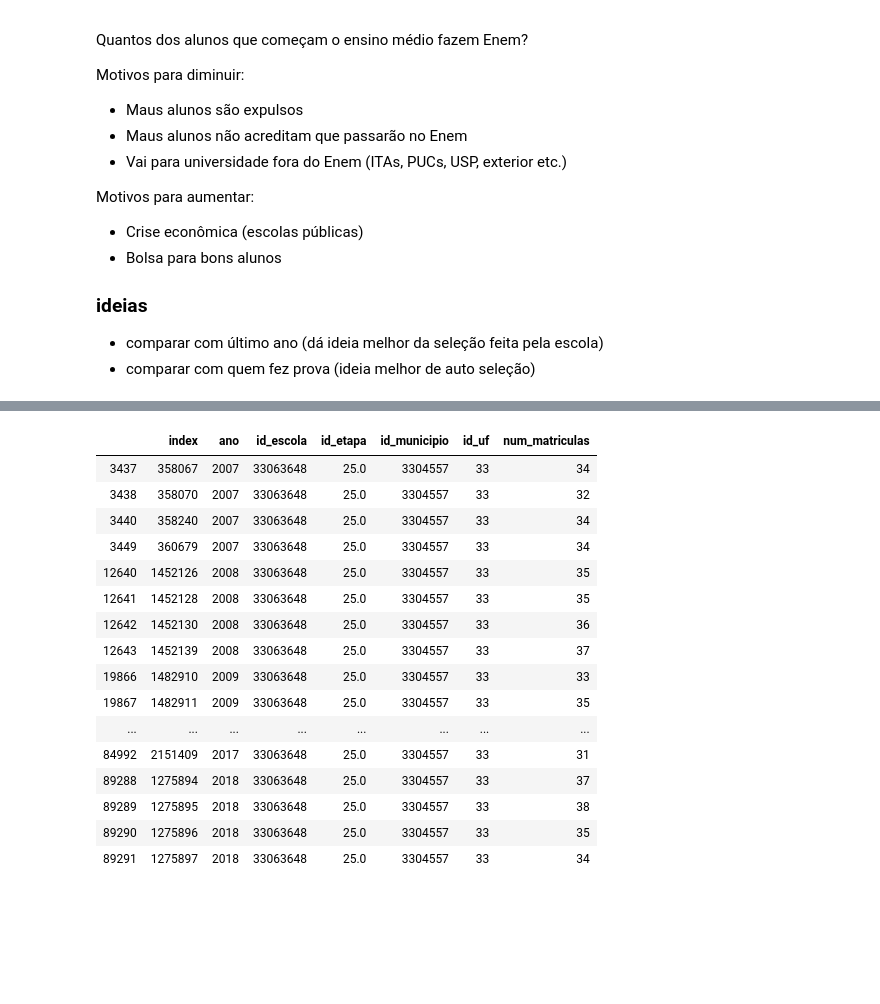
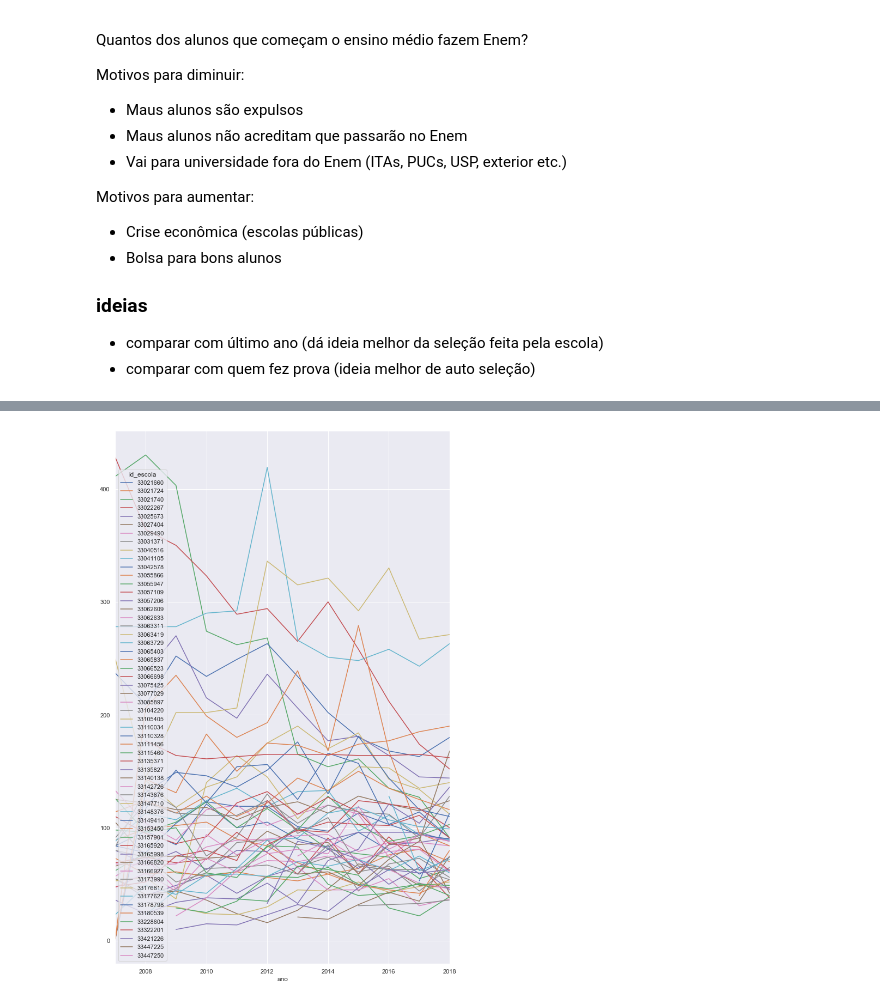
Before and after one commit to pauloneves/educacao, a Jupyter notebook: analisa.ipynb, the cells around one changed output, grey strips where cells are left out. Saved outputs shown, nothing was run; the diff lists cells and outputs as text; code cells hidden in the pictures; blank space fills up the shorter version.

```diff
--- a/analisa.ipynb
+++ b/analisa.ipynb
@@ -11,7 +11,7 @@ get_ipython().run_line_magic('matplotlib', 'notebook')
 #pd.options.display.max_rows = None
 #pd.options.display.max_columns = None
 # %%
-NUM_MELHORES = 60
+NUM_MELHORES = 65
 # %%
 CO_SAO_BENTO = 33062633
 CO_SAO_VICENTE = 33063648
@@ -69,7 +69,8 @@ notas_agg = {col: (col, 'median') for col in notas_cols}
 notas_agg['mediana'] = ('nota_final', 'median')
 notas_agg['num'] = ('nota_final', 'count')
 
-df_melhores = df_enem_rio.groupby('CO_ESCOLA')       .agg(**notas_agg).sort_values('mediana', ascending=False)
+df_melhores = df_enem_rio.groupby('CO_ESCOLA')\
+                         .agg(**notas_agg).sort_values('mediana', ascending=False)
 df_melhores = df_melhores[df_melhores.num > 30] #corte arbitrário, só quem tem mais de 30 alunos
 df_melhores.head()
 # %% [output]
@@ -220,24 +221,7 @@ df_ano_um.unstack().T
-# %%
-with pd.option_context('display.max_columns', None):
-    display(df_primeiro_ano_turmas.loc[df_primeiro_ano_turmas.id_escola == CO_SAO_VICENTE])
-# %% [output]
-|  | index | ano | id_escola | id_etapa | id_municipio | id_uf | num_matriculas |
-| 3437 | 358067 | 2007 | 33063648 | 25.0 | 3304557 | 33 | 34 |
-| 3438 | 358070 | 2007 | 33063648 | 25.0 | 3304557 | 33 | 32 |
-| 3440 | 358240 | 2007 | 33063648 | 25.0 | 3304557 | 33 | 34 |
-| 3449 | 360679 | 2007 | 33063648 | 25.0 | 3304557 | 33 | 34 |
-| 12640 | 1452126 | 2008 | 33063648 | 25.0 | 3304557 | 33 | 35 |
-| 12641 | 1452128 | 2008 | 33063648 | 25.0 | 3304557 | 33 | 35 |
-| 12642 | 1452130 | 2008 | 33063648 | 25.0 | 3304557 | 33 | 36 |
-| 12643 | 1452139 | 2008 | 33063648 | 25.0 | 3304557 | 33 | 37 |
-| 19866 | 1482910 | 2009 | 33063648 | 25.0 | 3304557 | 33 | 33 |
-| 19867 | 1482911 | 2009 | 33063648 | 25.0 | 3304557 | 33 | 35 |
-| ... | ... | ... | ... | ... | ... | ... | ... |
-| 84992 | 2151409 | 2017 | 33063648 | 25.0 | 3304557 | 33 | 31 |
-| 89288 | 1275894 | 2018 | 33063648 | 25.0 | 3304557 | 33 | 37 |
-| 89289 | 1275895 | 2018 | 33063648 | 25.0 | 3304557 | 33 | 38 |
-| 89290 | 1275896 | 2018 | 33063648 | 25.0 | 3304557 | 33 | 35 |
-| 89291 | 1275897 | 2018 | 33063648 | 25.0 | 3304557 | 33 | 34 |
+# %%
+ax = df_ano_um[df_ano_um.index.isin(df_melhores.head(NUM_MELHORES).CO_ENTIDADE)].T.plot.line()
+# %% [output]
+[figure, added]
 # %%
 df_ano_um = pd.concat([df_melhores.set_index('CO_ENTIDADE')[['rotulo', 'num', 'rank']], df_ano_um['NU_MATRICULAS']], axis=1)
 df_ano_um.sort_values('rank').head(40)
```
Also changed, not shown: parts of 1 cell of this notebook.
